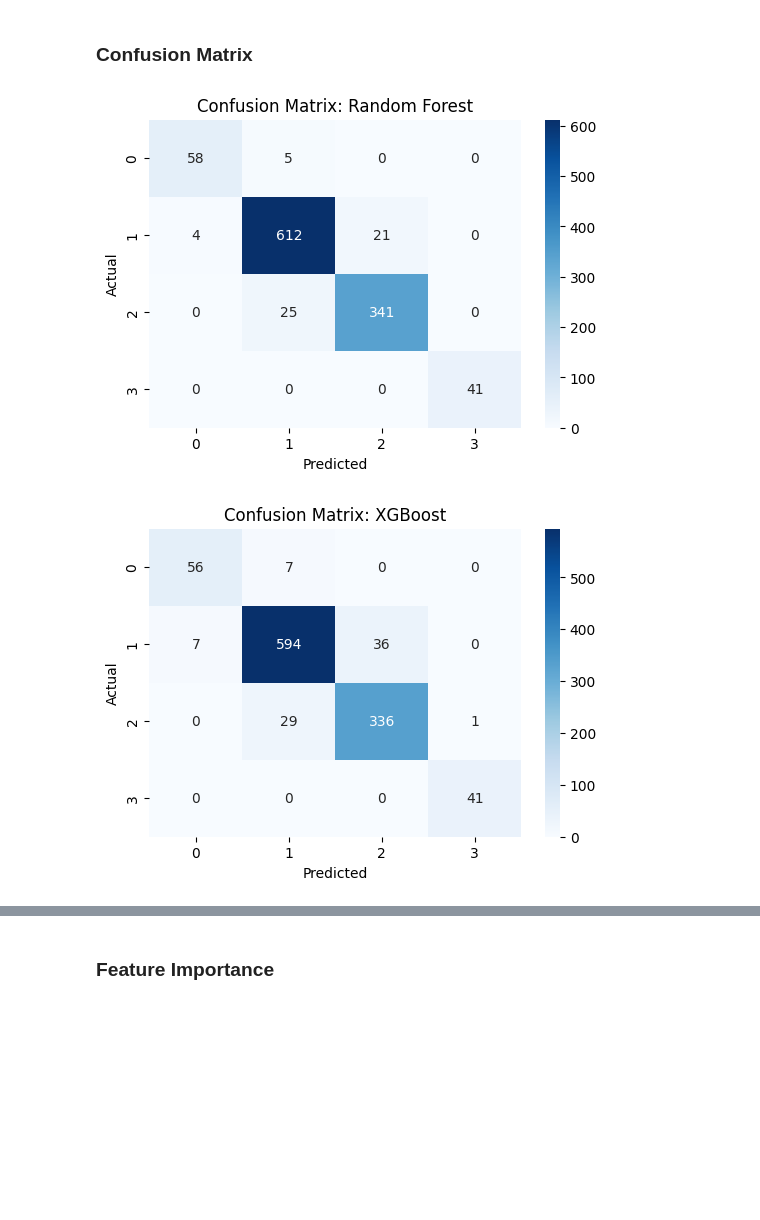
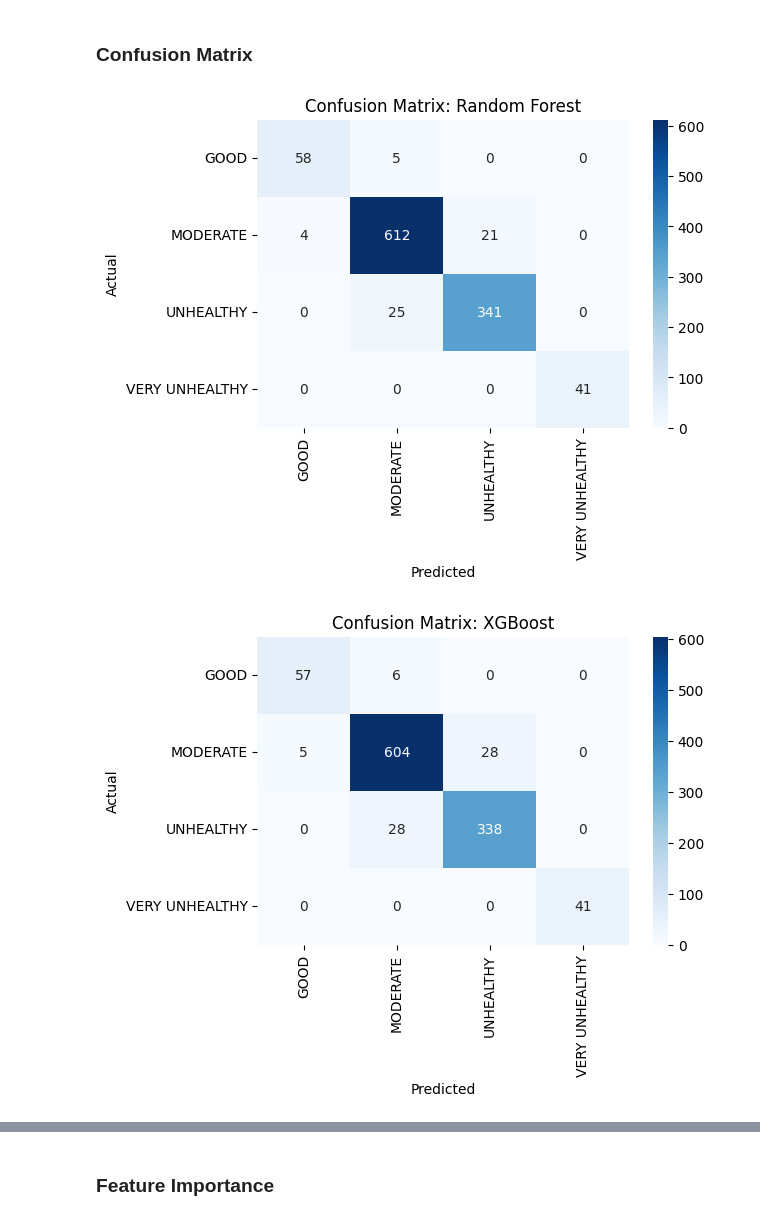
Before and after one commit to aRandomUser1107/Air-Quality-in-Jakarta, a Jupyter notebook: ClassificationML.ipynb, the cells around one changed output, grey strips where cells are left out. Cells and saved outputs as stored; diff of their text form; code cells hidden in the pictures; blank space fills up the shorter version.

```diff
--- a/ClassificationML.ipynb
+++ b/ClassificationML.ipynb
@@ -624,7 +784,7 @@ param_dist = {
 # %%
 random_search = RandomizedSearchCV(estimator=model_cb,
                                      param_distributions=param_dist,
-                                     n_iter=30, cv=5, scoring='f1_weighted',
+                                     n_iter=100, cv=5, scoring='f1_weighted',
                                      n_jobs=-1, random_state=42)
 # %%
 random_search.fit(X_train, y_train)
@@ -652,7 +812,7 @@ model_cb = random_search.best_estimator_
 # %% [markdown]
 ### LightGBM
 # %%
-model_lg = LGBMClassifier(random_state=42, verbosity=-1)
+model_lg = LGBMClassifier(random_state=42)
 # %%
 param_dist = {
     'n_estimators': [100, 300, 500],
@@ -666,7 +826,7 @@ param_dist = {
 random_search = RandomizedSearchCV(
     estimator=model_lg,
     param_distributions=param_dist,
-    n_iter=30,
+    n_iter=100,
     cv=5,
     scoring='accuracy',
     n_jobs=-1,
@@ -692,15 +860,18 @@ models_smote = {
     'LightGBM': model_lg
 }
 
-for name, model_smote in models_smote.items():
+modelScore_afterSMOTE = {}
 
-    y_pred = model_smote.predict(X_test)
-
+for name, model in models_smote.items():
+    y_pred = model.predict(X_test)
     acc = accuracy_score(y_test, y_pred)
-
+    report = classification_report(y_test, y_pred, output_dict=True, digits=4)
+    modelScore_afterSMOTE[name] = {
+        'accuracy': acc,
+        'f1_macro': report['macro avg']['f1-score']
+    }
     print(name)
-    print(f"Accuracy: {acc:.4f}")
-
+    print(f'Accuracy: {acc:.4f}')
     print(classification_report(y_test, y_pred, digits=4))
 # %% [output]
 Random Forest
@@ -725,15 +896,15 @@ weighted avg     0.9359    0.9359    0.9358      1107
 # %%
 for name, model_smote in models_smote.items():
     y_pred = model_smote.predict(X_test)
 
     cm = confusion_matrix(y_test, y_pred)
 
     plt.figure(figsize=(6,4))
-    sns.heatmap(cm, annot=True, fmt='d', cmap='Blues')
+    sns.heatmap(cm, annot=True, fmt='d', cmap='Blues', xticklabels=le.classes_, yticklabels=le.classes_)
     plt.title(f'Confusion Matrix: {name}')
     plt.xlabel('Predicted')
     plt.ylabel('Actual')
     plt.show()
 # %% [output]
-[figure, old version]
+[figure, new version]
-[figure, old version]
+[figure, new version]
```
Also changed, not shown: parts of 47 cells of this notebook.
